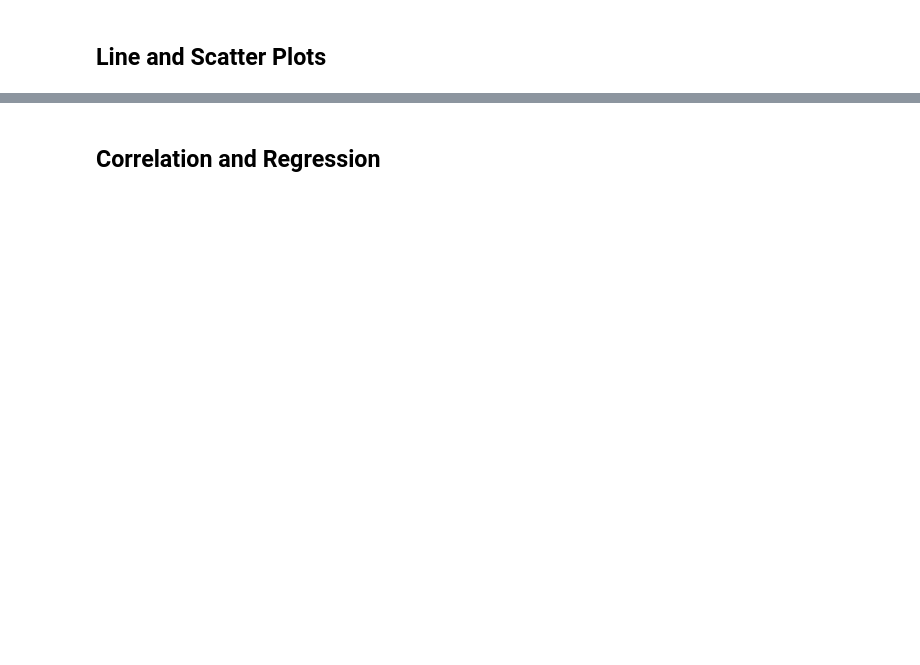
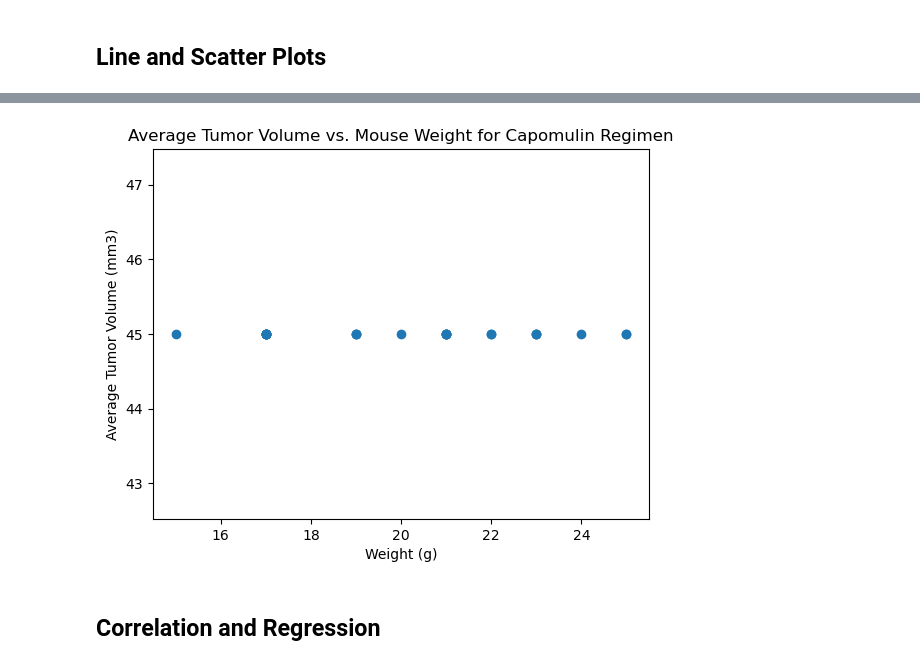
Before and after one commit to shercarson/Pymaceuticals-Inc, a Jupyter notebook: pymaceuticals_starter.ipynb, the cells around one changed output, grey strips where cells are left out. Drawn from its saved outputs; the diff is of its cells as text; code cells hidden in the pictures; blank space fills up the shorter version.

```diff
--- a/pymaceuticals_starter.ipynb
+++ b/pymaceuticals_starter.ipynb
@@ -237,3 +336,18 @@ counts.plot.pie(autopct='%1.1f%%')
+# %%
+# Generate a scatter plot of average tumor volume vs. mouse weight for the Capomulin regimen
+capomulin = clean_mice_study.loc[clean_mice_study["Drug Regimen"] == "Capomulin"]
+
+# Group the data by mouse ID and calculate the mean tumor volume and weight for each mouse
+capomulin_avg = capomulin.groupby("Mouse ID").mean()[["Weight (g)", "Tumor Volume (mm3)"]]
+
+# Generate the scatter plot
+plt.scatter(capomulin_avg["Weight (g)"], capomulin_avg["Tumor Volume (mm3)"])
+plt.xlabel("Weight (g)")
+plt.ylabel("Average Tumor Volume (mm3)")
+plt.title("Average Tumor Volume vs. Mouse Weight for Capomulin Regimen")
+plt.show()
+# %% [output]
+[figure, added]
 # %%
 mean = clean_mice_study.groupby('Drug Regimen').mean()['Tumor Volume (mm3)']
 # %% [markdown]
```
Also changed, not shown: parts of 12 cells of this notebook.
